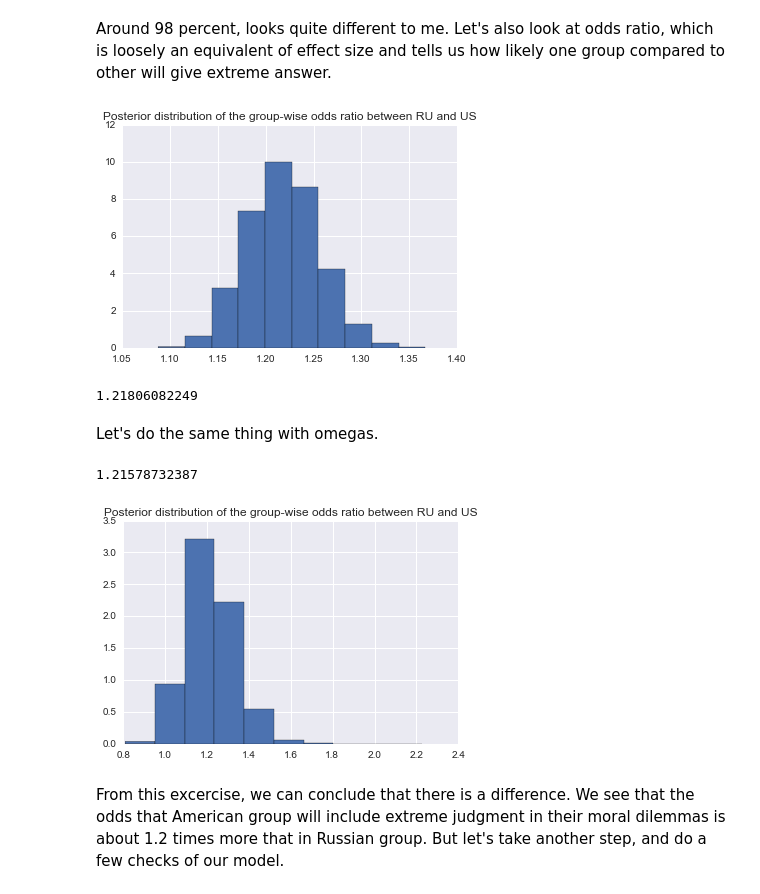
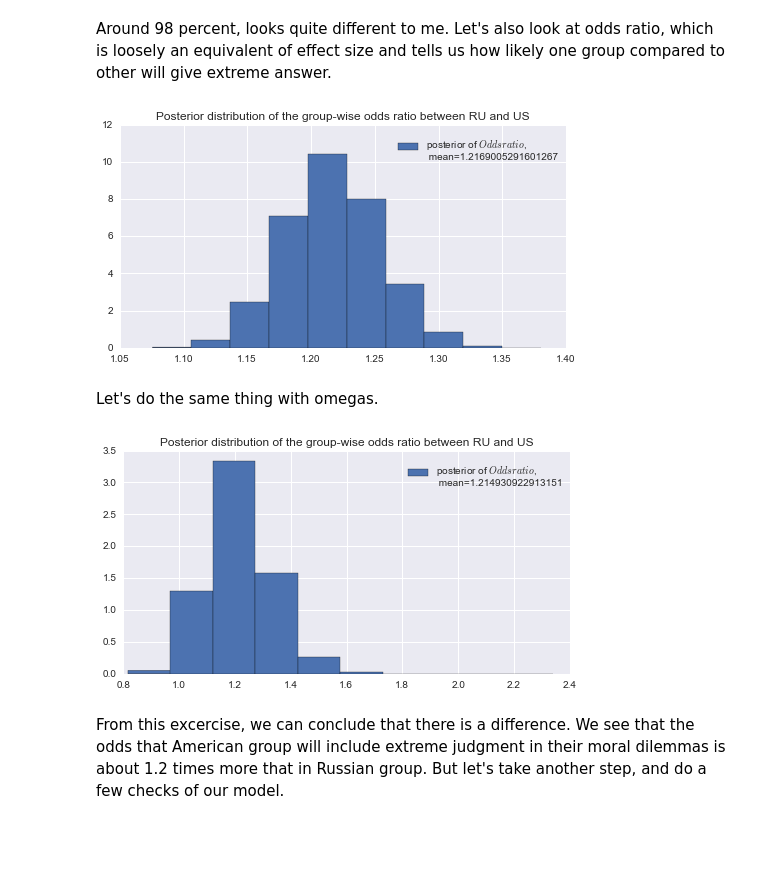
Before and after one commit to drapadubok/pymc3_models, a Jupyter notebook: HierarchicalBernoulli.ipynb, the cells around one changed output. Saved outputs shown, nothing was run; the diff lists cells and outputs as text; code cells hidden in the pictures; blank space fills up the shorter version.

```diff
--- a/HierarchicalBernoulli.ipynb
+++ b/HierarchicalBernoulli.ipynb
@@ -65,0 +85,16 @@ For a little more intuitive explanation, we can think of our data as being two f
+# %%
+# Example of priors #
+with pymc3.Model() as model:
+    # define the group hyperparameters
+    k_minus_two1 = pymc3.Gamma('k_minus_two1', alpha=s, beta=r)
+    k1 = pymc3.Deterministic('k1', k_minus_two1 + 2)
+    w1 = pymc3.Beta('w1', alpha=1, beta=1)
+    k_minus_two2 = pymc3.Gamma('k_minus_two2', alpha=s, beta=r)
+    k2 = pymc3.Deterministic('k2', k_minus_two2 + 2)
+    w2 = pymc3.Beta('w2', alpha=1, beta=1)
+    # define the prior for group, want to tie story specific theta to it's group theta
+    theta1 = pymc3.Beta('theta1', alpha=(w1 * k_minus_two1) + 1, beta=((1-w1)*k_minus_two1)+1, shape=S)
+    theta2 = pymc3.Beta('theta2', alpha=(w2 * k_minus_two2) + 1, beta=((1-w2)*k_minus_two2)+1, shape=S)
+
+    step = pymc3.Metropolis()
+    trace = pymc3.sample(nsamp, step, njobs=1, progressbar=False)
@@ -69,5 +118,5 @@ data1 will be the data coming from Russian sample, and data2 - from American.
 # %%
-def TrainHierarchicalModel(data1, data2, s_idx, s=0.01, r=0.01, nsamp=10000):
+def TrainHierarchicalModel(data1, data2, s_idx, njobs=2, s=0.01, r=0.01, nsamp=10000):
     with pymc3.Model() as model:
         # define the group hyperparameters
         k_minus_two1 = pymc3.Gamma('k_minus_two1', alpha=s, beta=r)
@@ -88,11 +137,11 @@ def TrainHierarchicalModel(data1, data2, s_idx, s=0.01, r=0.01, nsamp=10000):
         oddsratio = pymc3.Deterministic('oddsratio', (theta2/(1-theta2))/(theta1/(1-theta1)))
 
         step = pymc3.Metropolis() # Instantiate MCMC sampling algorithm
-        trace = pymc3.sample(nsamp, step, njobs=2, progressbar=False)
+        trace = pymc3.sample(nsamp/njobs, step, njobs=njobs, progressbar=False)
     return model,trace
 # %% [markdown]
 <h2>Running the model, inspecting the traces</h2>
 # %% [markdown]
 First, let's run the model on our whole dataset. We will plot the posterior (distribution of parameter values given data) and get some idea about the difference between our groups.
 # %%
-_, trace = TrainHierarchicalModel(data1,data2,s_idx)
+_, trace = TrainHierarchicalModel(data1, data2, s_idx=s_idx, nsamp=nsamp, njobs=njobs)
@@ -200,29 +260,25 @@ np.mean(wdiff_sample<0)
 # %% [markdown]
 Around 98 percent, looks quite different to me. Let's also look at odds ratio, which is loosely an equivalent of effect size and tells us how likely one group compared to other will give extreme answer.
 # %%
-oddsratio = np.mean(trace[2000:].get_values('oddsratio',combine=True),axis=1)
+oddsratio = np.mean(trace[5000:].get_values('oddsratio',combine=True),axis=1)
 # %%
-plt.hist(oddsratio, label="posterior of $Odds ratio$", normed=True);
+fig = plt.figure(figsize=(8, 4));
+plt.hist(oddsratio, label="posterior of $Odds ratio$,\n mean={0}".format(np.mean(oddsratio)), normed=True);
 plt.title(r"""Posterior distribution of the group-wise odds ratio between RU and US""");
+plt.legend(loc='upper right');
 # %% [output]
-[figure, old version]
+[figure, new version]
-# %%
-print(np.mean(oddsratio))
-# %% [output]
-1.21806082249
 # %% [markdown]
 Let's do the same thing with omegas.
 # %%
 w_oddsratio = (w2_sample/(1-w2_sample))/(w1_sample/(1-w1_sample))
-# %%
-print(np.mean(w_oddsratio))
-# %% [output]
-1.21578732387
 # %%
-plt.hist(w_oddsratio, label="posterior of $Odds ratio$", normed=True);
+fig = plt.figure(figsize=(8, 4));
+plt.hist(w_oddsratio, label="posterior of $Odds ratio$,\n mean={0}".format(np.mean(w_oddsratio)), normed=True);
 plt.title(r"""Posterior distribution of the group-wise odds ratio between RU and US""");
+plt.legend(loc='upper right');
 # %% [output]
-[figure, old version]
+[figure, new version]
 # %% [markdown]
 From this excercise, we can conclude that there is a difference. We see that the odds that American group will include extreme judgment in their moral dilemmas is about 1.2 times more that in Russian group.
 But let's take another step, and do a few checks of our model.
```
Also changed, not shown: parts of 16 cells of this notebook.
